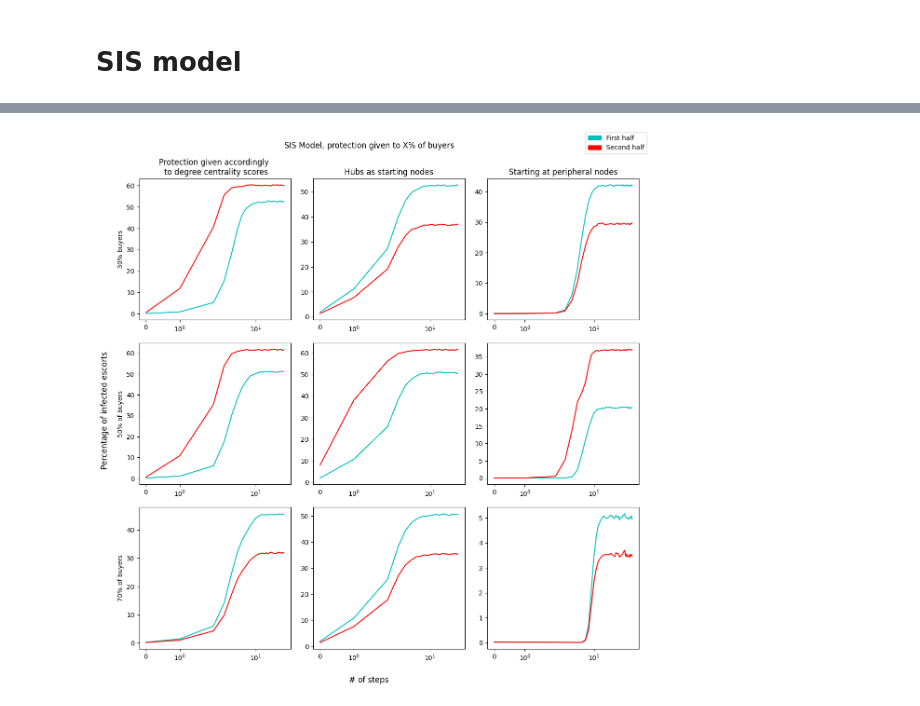
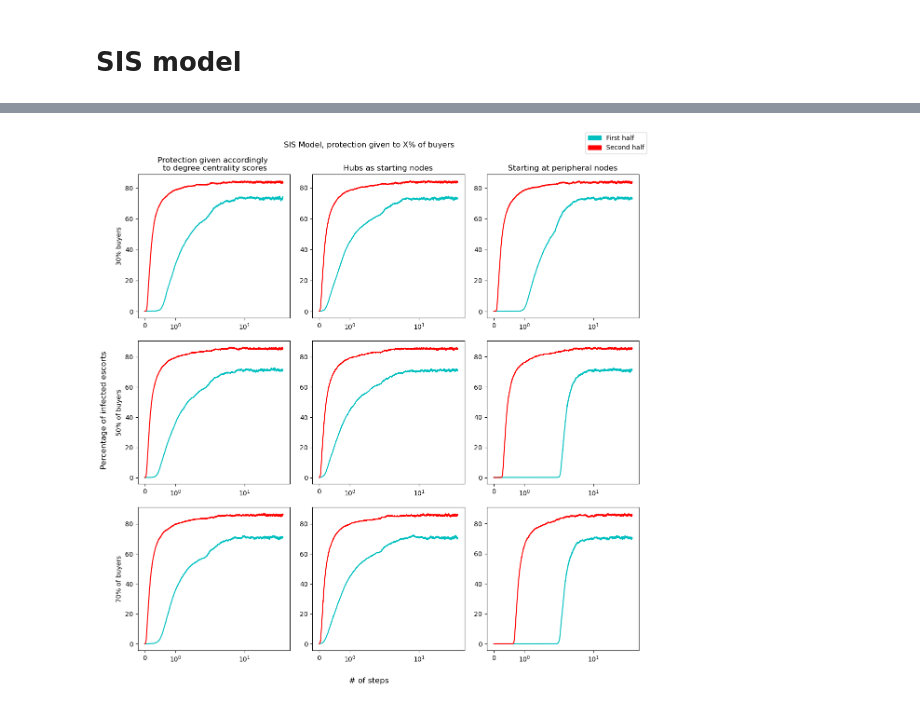
Before and after one commit to rsapeta/Network-Analysis, a Jupyter notebook: Escort/analysis_of_spread.ipynb, the cells around one changed output, grey strips where cells are left out. Saved outputs shown, nothing was run; the diff lists cells and outputs as text; code cells hidden in the pictures.

```diff
--- a/Escort/analysis_of_spread.ipynb
+++ b/Escort/analysis_of_spread.ipynb
@@ -335,7 +203,7 @@ d_cent = nx.degree_centrality(proj_G)
 
 #top 10
 d_c_sorted = {k: v for k, v in sorted(d_cent.items(), key=lambda item: item[1], reverse=True)[:10]}
-peri1 = {k: v for k, v in sorted(d_cent.items(), key=lambda item: item[1], reverse=False)if v >0}
+peri1 = {k: v for k, v in sorted(d_cent.items(), key=lambda item: item[1], reverse=False)if v >0.00030197795560924054}
 peri = {k: v for k, v in sorted(peri1.items(), key=lambda item: item[1], reverse=False)[:10]}
 peri
 # %% [output]
@@ -980,64 +568,64 @@ for run in range(10):
 #Plotting simple SI model, protection given to 50% of buyers
 fig, ax = plt.subplots(3, 3, figsize =(12,12))
 
-ax[0,0].plot([protect_30_curve_SIS["top"][step] for step in range(30)], color = 'c', label = 'top')
-ax[0,0].plot([protect_30_curve_SIS["bottom"][step] for step in range(30)], color = 'r', label = 'bottom')
+ax[0,0].plot(protect_30_curve_SIS["top"][0], protect_30_curve_SIS["top"][2], color = 'c', label = 'top')
+ax[0,0].plot(protect_30_curve_SIS["bottom"][0], protect_30_curve_SIS["bottom"][2], color = 'r', label = 'bottom')
 ax[0,0].set_xscale('symlog')
 ax[0,0].set_title('Protection given accordingly \n to degree centrality scores')
 ax[0,0].set_ylabel('30% buyers')
 
 
-ax[0,1].plot([protection_30_hubs_curve_SIS["top"][step] for step in range(30)], color = 'c', label = 'top')
-ax[0,1].plot([protection_30_hubs_curve_SIS["bottom"][step] for step in range(30)], color = 'r', label = 'bottom')
+ax[0,1].plot(protection_30_hubs_curve_SIS["top"][0], protection_30_hubs_curve_SIS["top"][2], color = 'c', label = 'top')
+ax[0,1].plot(protection_30_hubs_curve_SIS["bottom"][0], protection_30_hubs_curve_SIS["bottom"][2], color = 'r', label = 'bottom')
 ax[0,1].set_xscale('symlog')
 ax[0,1].set_title('Hubs as starting nodes')
 
 
-ax[0,2].plot([protection_30_peri_curve_SIS["top"][step] for step in range(50)], color = 'c', label = 'top')
-ax[0,2].plot([protection_30_peri_curve_SIS["bottom"][step] for step in range(50)], color = 'r', label = 'bottom')
+ax[0,2].plot(protection_30_peri_curve_SIS["top"][0], protection_30_peri_curve_SIS["top"][2], color = 'c', label = 'top')
+ax[0,2].plot(protection_30_peri_curve_SIS["bottom"][0], protection_30_peri_curve_SIS["bottom"][2], color = 'r', label = 'bottom')
 ax[0,2].set_xscale('symlog')
 ax[0,2].set_title('Starting at peripheral nodes')
 
-ax[1,0].plot([protect_50_curve_SIS["top"][step] for step in range(30)], color = 'c', label = 'top')
-ax[1,0].plot([protect_50_curve_SIS["bottom"][step] for step in range(30)], color = 'r', label = 'bottom')
+ax[1,0].plot(protect_50_curve_SIS["top"][0], protect_50_curve_SIS["top"][2], color = 'c', label = 'top')
+ax[1,0].plot(protect_50_curve_SIS["bottom"][0], protect_50_curve_SIS["bottom"][2], color = 'r', label = 'bottom')
 ax[1,0].set_xscale('symlog')
 ax[1,0].set_ylabel('50% of buyers')
 
 
-ax[1,1].plot([protection_50_hubs_curve_SIS["top"][step] for step in range(30)], color = 'c', label = 'top')
-ax[1,1].plot([protection_50_hubs_curve_SIS["bottom"][step] for step in range(30)], color = 'r', label = 'bottom')
+ax[1,1].plot(protection_50_hubs_curve_SIS["top"][0], protection_50_hubs_curve_SIS["top"][2], color = 'c', label = 'top')
+ax[1,1].plot(protection_50_hubs_curve_SIS["bottom"][0], protection_50_hubs_curve_SIS["bottom"][2], color = 'r', label = 'bottom')
 ax[1,1].set_xscale('symlog')
 
 
-ax[1,2].plot([protection_50_peri_curve_SIS["top"][step] for step in range(50)], color = 'c', label = 'top')
-ax[1,2].plot([protection_50_peri_curve_SIS["bottom"][step] for step in range(50)], color = 'r', label = 'bottom')
+ax[1,2].plot(protection_50_peri_curve_SIS["top"][0], protection_50_peri_curve_SIS["top"][2], color = 'c', label = 'top')
+ax[1,2].plot(protection_50_peri_curve_SIS["bottom"][0], protection_50_peri_curve_SIS["bottom"][2], color = 'r', label = 'bottom')
 ax[1,2].set_xscale('symlog')
 
-ax[2,0].plot([protect_70_curve_SIS["top"][step] for step in range(30)], color = 'c', label = 'top')
-ax[2,0].plot([protect_70_curve_SIS["bottom"][step] for step in range(30)], color = 'r', label = 'bottom')
+ax[2,0].plot(protect_70_curve_SIS["top"][0], protect_70_curve_SIS["top"][2], color = 'c', label = 'top')
+ax[2,0].plot(protect_70_curve_SIS["bottom"][0], protect_70_curve_SIS["bottom"][2], color = 'r', label = 'bottom')
 ax[2,0].set_xscale('symlog')
 ax[2,0].set_ylabel('70% of buyers')
 
 
-ax[2,1].plot([protection_70_hubs_curve_SIS["top"][step] for step in range(30)], color = 'c', label = 'top')
-ax[2,1].plot([protection_70_hubs_curve_SIS["bottom"][step] for step in range(30)], color = 'r', label = 'bottom')
+ax[2,1].plot(protection_70_hubs_curve_SIS["top"][0], protection_70_hubs_curve_SIS["top"][2], color = 'c', label = 'top')
+ax[2,1].plot(protection_70_hubs_curve_SIS["bottom"][0], protection_70_hubs_curve_SIS["bottom"][2], color = 'r', label = 'bottom')
 ax[2,1].set_xscale('symlog')
 
 
-ax[2,2].plot([protection_70_peri_curve_SIS["top"][step] for step in range(50)], color = 'c', label = 'top')
-ax[2,2].plot([protection_70_peri_curve_SIS["bottom"][step] for step in range(50)], color = 'r', label = 'bottom')
+ax[2,2].plot(protection_70_peri_curve_SIS["top"][0], protection_70_peri_curve_SIS["top"][2], color = 'c', label = 'top')
+ax[2,2].plot(protection_70_peri_curve_SIS["bottom"][0], protection_70_peri_curve_SIS["bottom"][2], color = 'r', label = 'bottom')
 ax[2,2].set_xscale('symlog')
 
 fig.supxlabel('# of steps')
 fig.supylabel('Percentage of infected escorts')
 fig.suptitle('SIS Model, protection given to X% of buyers')
 
 fig.tight_layout(pad =1.5)
 
 green_patch = mpatches.Patch(color='c', label='First half')
 blue_patch = mpatches.Patch(color='r', label='Second half')
 fig.legend(handles=[green_patch, blue_patch], loc='upper right')
 
 plt.show()
 # %% [output]
-[figure, old version]
+[figure, new version]
```
Also changed, not shown: parts of 43 cells of this notebook.
